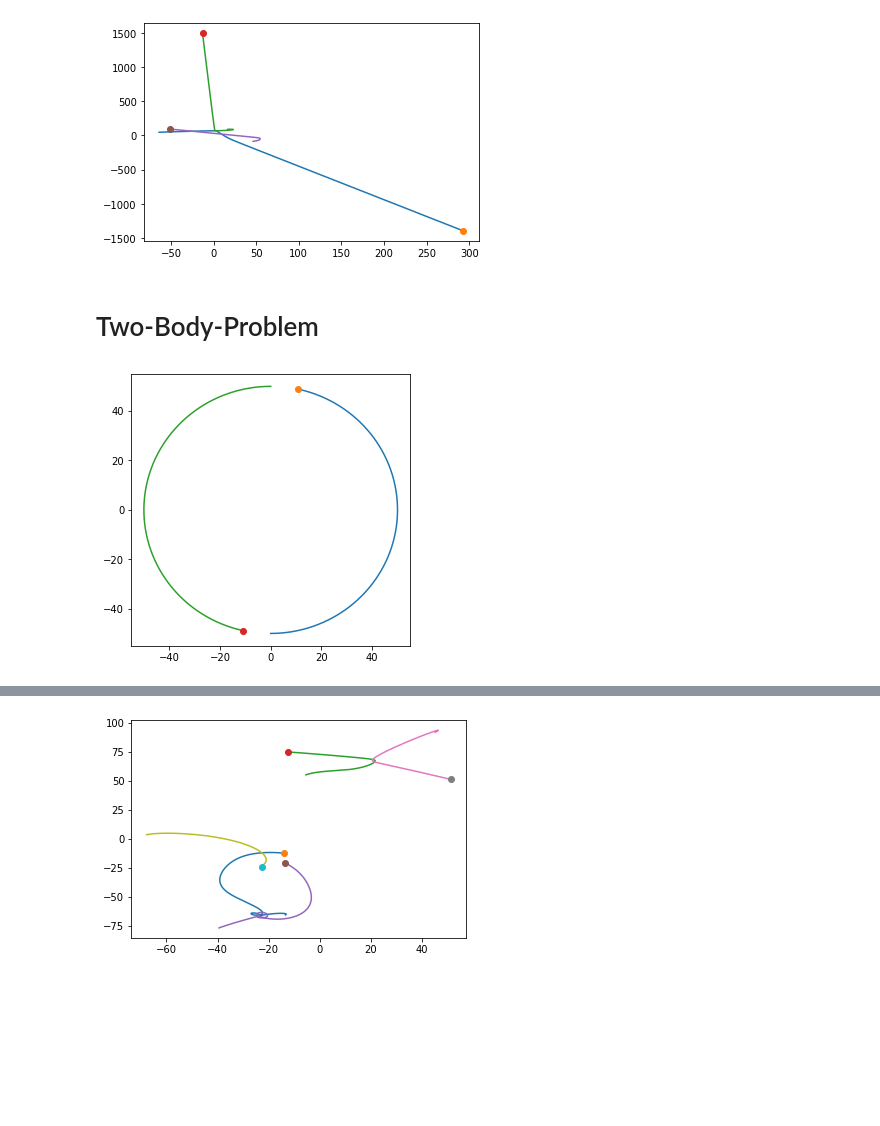
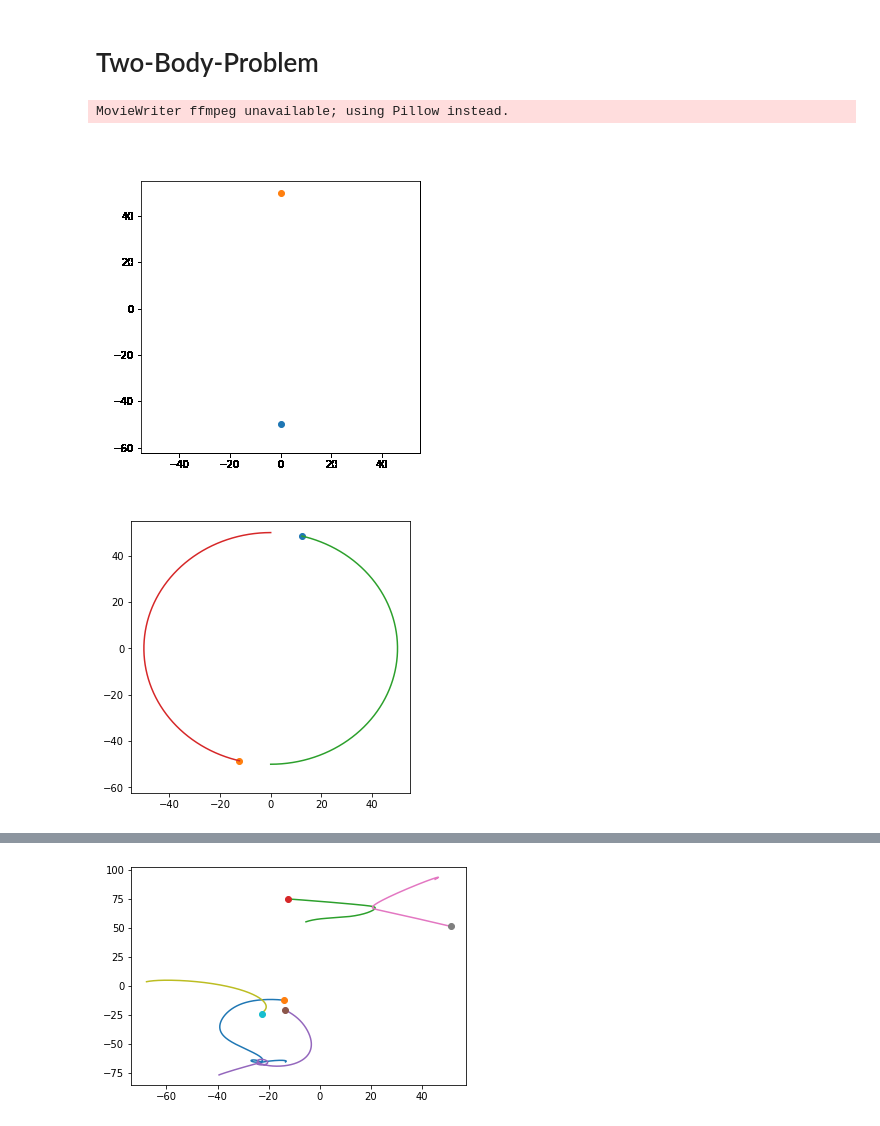
Before and after one commit to gksthdals/Three-Body-Problem, a Jupyter notebook: Three-Body-Problem.ipynb, the cells around one changed output, grey strips where cells are left out. Saved outputs shown, nothing was run; the diff lists cells and outputs as text; code cells hidden in the pictures; blank space fills up the shorter version.

```diff
--- a/Three-Body-Problem.ipynb
+++ b/Three-Body-Problem.ipynb
@@ -17,7 +17,7 @@ import random
 from IPython.display import Image
 # %%
 class N_Body_System():
-    def __init__(self, n, n_mass=np.array([]), init_rx=np.array([]), init_ry=np.array([]), init_vx=np.array([]), init_vy=np.array([]), init_r_min=-100.0, init_r_max=100.0, init_v_max=10.0):
+    def __init__(self, n, n_mass=np.array([]), init_rx=np.array([]), init_ry=np.array([]), init_vx=np.array([]), init_vy=np.array([]), init_r_min=-100.0, init_r_max=100.0, init_v_max=0.1):
         """
         n: number of point masses
         init_rx: initial x positions of n point masses
@@ -30,7 +30,7 @@ class N_Body_System():
         self.time_unit = 0.001
 
         self.n = n
-        self.n_mass = n_mass if n_mass.shape[0] != 0 else np.ones(n) * 10**15
+        self.n_mass = n_mass if n_mass.shape[0] != 0 else np.ones(n) * 10**20
         self.init_rx = init_rx if init_rx.shape[0] else np.random.default_rng().uniform(init_r_min, init_r_max, n)
         self.init_ry = init_ry if init_ry.shape[0] else np.random.default_rng().uniform(init_r_min, init_r_max, n)
         self.init_vx = init_vx if init_vx.shape[0] else np.random.default_rng().uniform(0, init_v_max, n)
@@ -41,6 +41,9 @@ class N_Body_System():
 
         self.width = 5
         self.height = 5
+
+        self.particles = [None for _ in range(self.n)]
+        self.trajectories = [None for _ in range(self.n)]
 
     def play(self, num_steps=2000):
         self.rx_history = np.array([self.init_rx])
@@ -85,10 +88,11 @@ class N_Body_System():
             self.vx_history = np.append(self.vx_history, next_vx.reshape(-1,self.n), axis=0)
             self.vy_history = np.append(self.vy_history, next_vy.reshape(-1,self.n), axis=0)
 
-    def plot(self):
         ratio = ((self.yrange[1] - self.yrange[0]) / (self.xrange[1] - self.xrange[0])) ** 0.5
         self.width *= 1/ratio
         self.height *= ratio
+
+    def plot(self):
         fig = plt.figure(figsize=(self.width, self.height))
         ax = fig.add_subplot(111)
 
@@ -97,3 +101,33 @@ class N_Body_System():
             ax.plot(self.rx_history[-1,i], self.ry_history[-1,i], 'o')
 
         plt.show()
+
+    def init_animation(self):
+        for i in range(self.n):
+            self.particles[i].set_data([], [])
+            self.trajectories[i].set_data([], [])
+        return self.particles, self.trajectories
+
+    def make_animation(self, i):
+        for j in range(self.n):
+            self.particles[j].set_data(self.rx_history[80*i,j], self.ry_history[80*i,j])
+            self.trajectories[j].set_data(self.rx_history[:80*i,j], self.ry_history[:80*i,j])
+
+        return self.particles, self.trajectories
+
+    def animate(self):
+        fig = plt.figure(figsize=(self.width, self.height))
+        ax = plt.axes(xlim=tuple([self.xrange[0] - 0.1 * abs(self.xrange[0]), self.xrange[1] + 0.1 * abs(self.xrange[1])]), ylim=tuple([self.yrange[0] - 0.1 * abs(self.yrange[0]), self.yrange[1] + 0.1 * abs(self.yrange[1])]))
+
+        for i in range(self.n):
+            self.particles[i], = ax.plot([], [], 'o')
+
+        for i in range(self.n):
+            self.trajectories[i], = ax.plot([], [])
+
+        anim = animation.FuncAnimation(fig, self.make_animation, init_func=self.init_animation, frames=self.rx_history.shape[0]//80, interval=1, blit=False);
+        current_date = datetime.now().strftime('%Y-%m-%d %H:%M')
+        anim.save(f'animations/n-body-problem_{current_date}.gif');
+
+        with open(f'animations/n-body-problem_{current_date}.gif', 'rb') as file:
+            display(Image(file.read()))
@@ -104,22 +134,22 @@ n_body_system.play(10000)
-# %%
-n_body_system.plot()
-# %% [output]
-[figure, removed]
 # %% [markdown]
 # Two-Body-Problem
 # %%
 n_body_system = N_Body_System(2)
 
 R = 50
 n_body_system.init_rx = np.array([0, 0])
 n_body_system.init_ry = np.array([-R, R])
 
 V = (n_body_system.G * n_body_system.n_mass[0] / (4 * R)) ** 0.5
 n_body_system.init_vx = np.array([V, -V])
 n_body_system.init_vy = np.array([0, 0])
 
 n_body_system.play(8000)
 
-n_body_system.plot()
+# n_body_system.plot()
+
+n_body_system.animate()
 # %% [output]
+MovieWriter ffmpeg unavailable; using Pillow instead.
-[figure, old version]
+[figure, new version]
+[figure, added]
```
Also changed, not shown: parts of 17 cells of this notebook, 4 other files.
